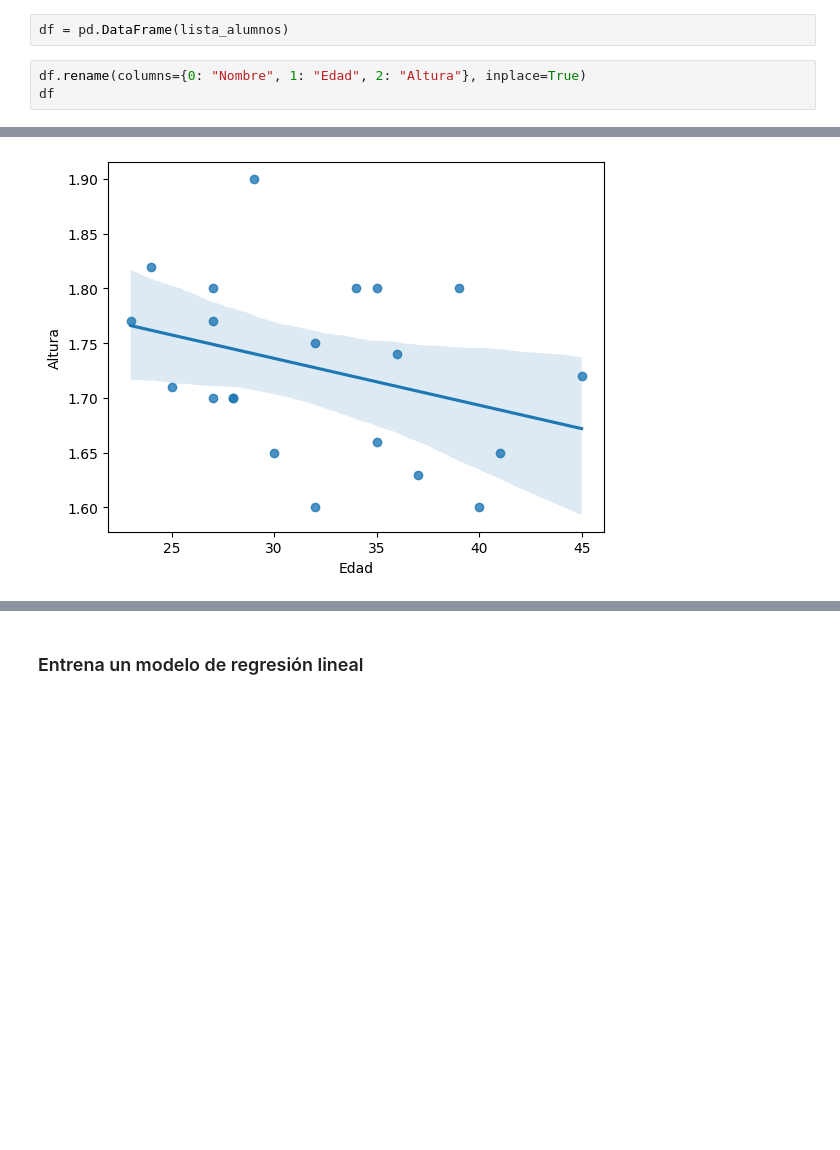
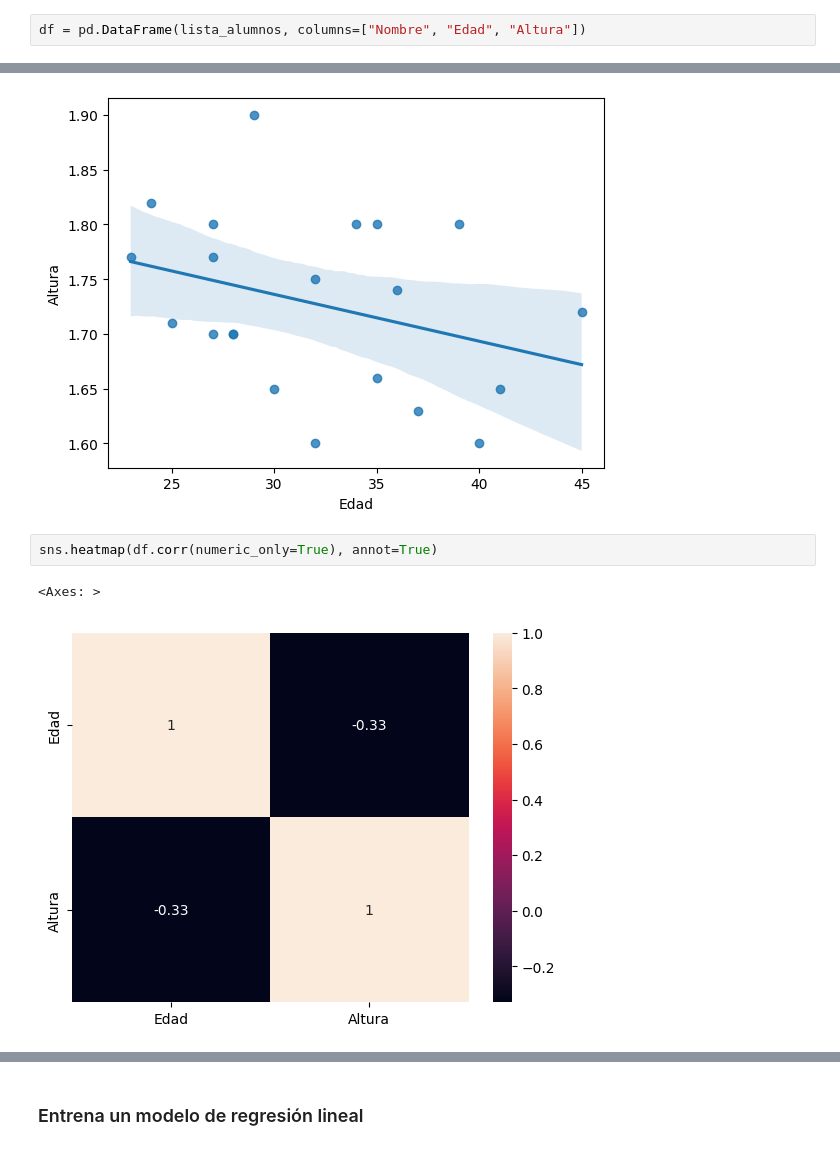
Before and after one commit to CPasData/2603_ds_ft_thebridge_Carlos, a Jupyter notebook: 3-Machine Learning/1-Supervisado/1-Regression/1-Linear_Regression/ejercicios/1 Height.ipynb, the cells around one changed output, grey strips where cells are left out. Cells and saved outputs as stored; diff of their text form; blank space fills up the shorter version.

```diff
--- a/3-Machine Learning/1-Supervisado/1-Regression/1-Linear_Regression/ejercicios/1 Height.ipynb
+++ b/3-Machine Learning/1-Supervisado/1-Regression/1-Linear_Regression/ejercicios/1 Height.ipynb
@@ -32,7 +32,4 @@ lista_alumnos = [("Leonardo S", 24, 1.82),
 # %% [markdown]
 ### ¿Es una buena técnica para este tipo de problemas? Demuéstralo antes de entrenar un modelo con un análisis descriptivo.
 # %%
-df = pd.DataFrame(lista_alumnos)
+df = pd.DataFrame(lista_alumnos, columns=["Nombre", "Edad", "Altura"])
-# %%
-df.rename(columns={0: "Nombre", 1: "Edad", 2: "Altura"}, inplace=True)
-df
@@ -89,4 +88,9 @@ sns.regplot(df, x="Edad", y="Altura")
 # %% [output]
 <Axes: xlabel='Edad', ylabel='Altura'>
 [figure]
+# %%
+sns.heatmap(df.corr(numeric_only=True), annot=True)
+# %% [output]
+<Axes: >
+[figure, added]
 # %%
```
Also changed, not shown: parts of 45 cells of this notebook, 1 other file.
